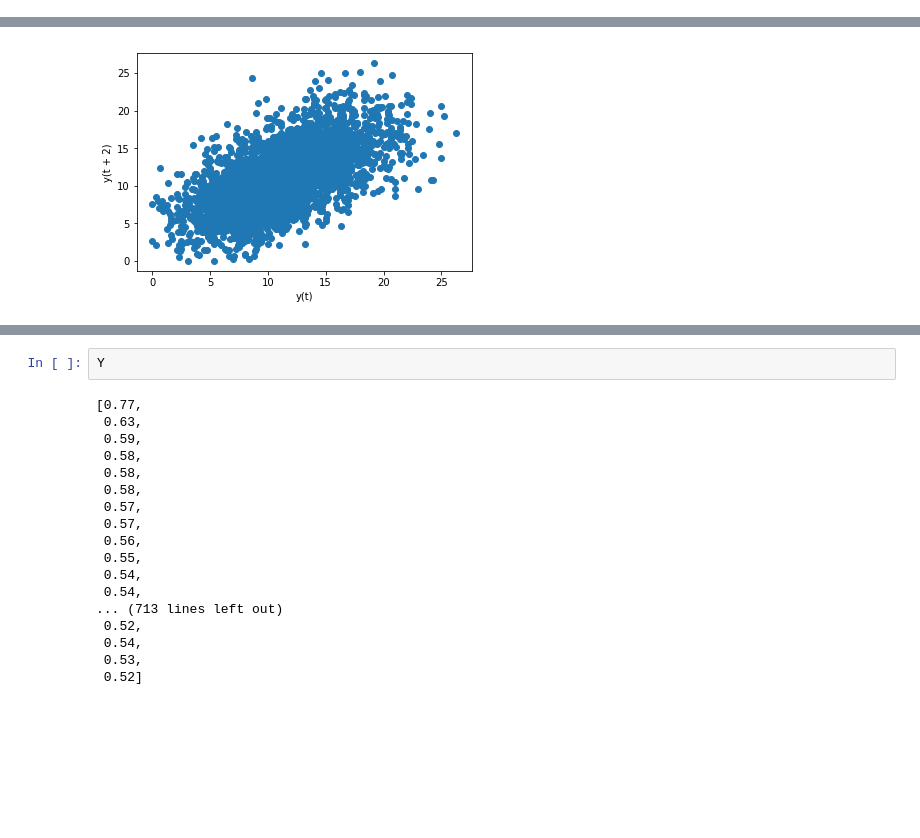
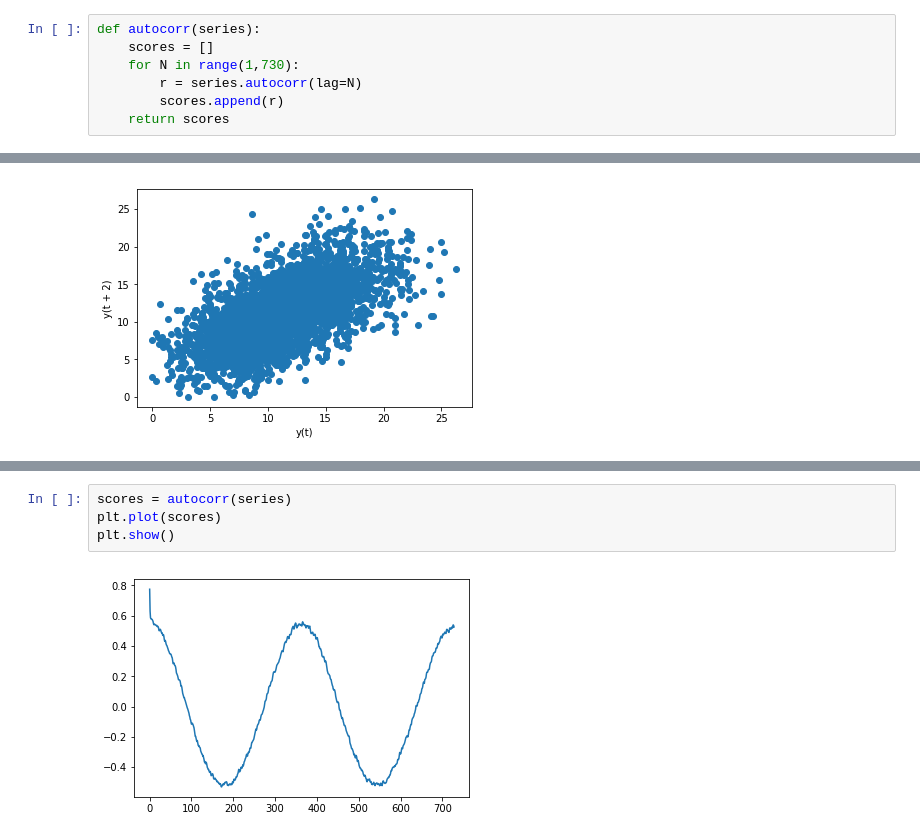
Before and after one commit to tbrownex/TF, a Jupyter notebook: Time Series/autocorrelation.ipynb, the cells around one changed output, grey strips where cells are left out. Cells and saved outputs as stored; diff of their text form; blank space fills up the shorter version.

```diff
--- a/Time Series/autocorrelation.ipynb
+++ b/Time Series/autocorrelation.ipynb
@@ -10,0 +23,7 @@ df = pd.read_csv(LOC+FILE, usecols=COLS)
+# %%
+def autocorr(series):
+    scores = []
+    for N in range(1,730):
+        r = series.autocorr(lag=N)
+        scores.append(r)
+    return scores
@@ -42,23 +59,9 @@ plt.scatter(X,Y)
 plt.show()
 # %% [output]
 [figure]
-# %%
-Y
-# %% [output]
-[0.77,
- 0.63,
- 0.59,
- 0.58,
- 0.58,
- 0.58,
- 0.57,
- 0.57,
- 0.56,
- 0.55,
- 0.54,
- 0.54,
-... (713 lines left out)
- 0.52,
- 0.54,
- 0.53,
- 0.52]
+# %%
+scores = autocorr(series)
+plt.plot(scores)
+plt.show()
+# %% [output]
+[figure, added]
```
Also changed, not shown: parts of 11 cells of this notebook, 6 other files.
